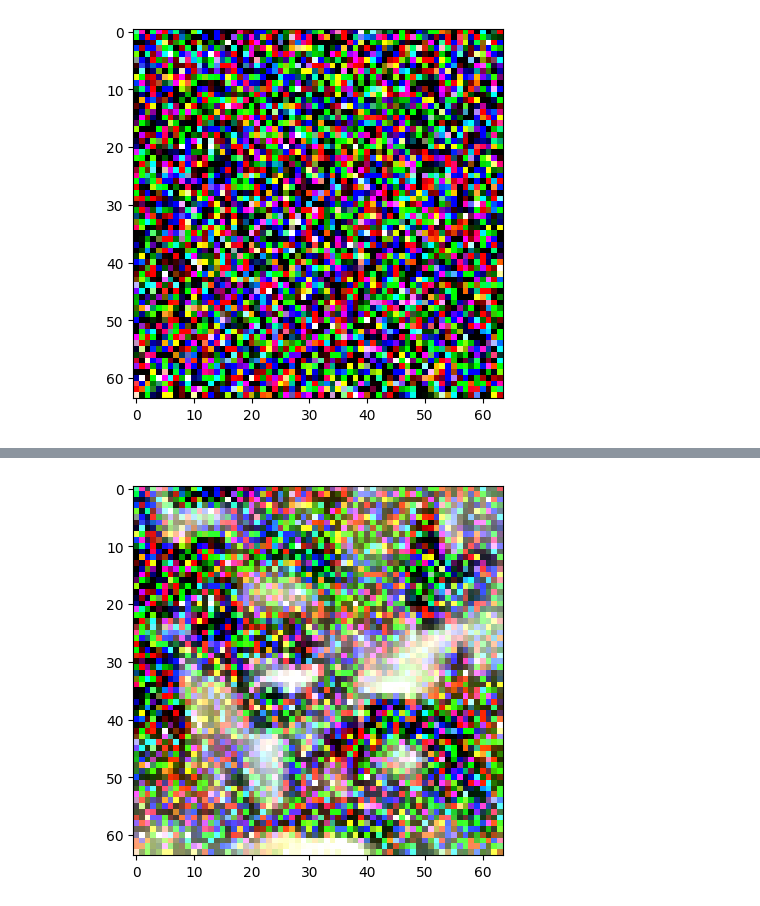
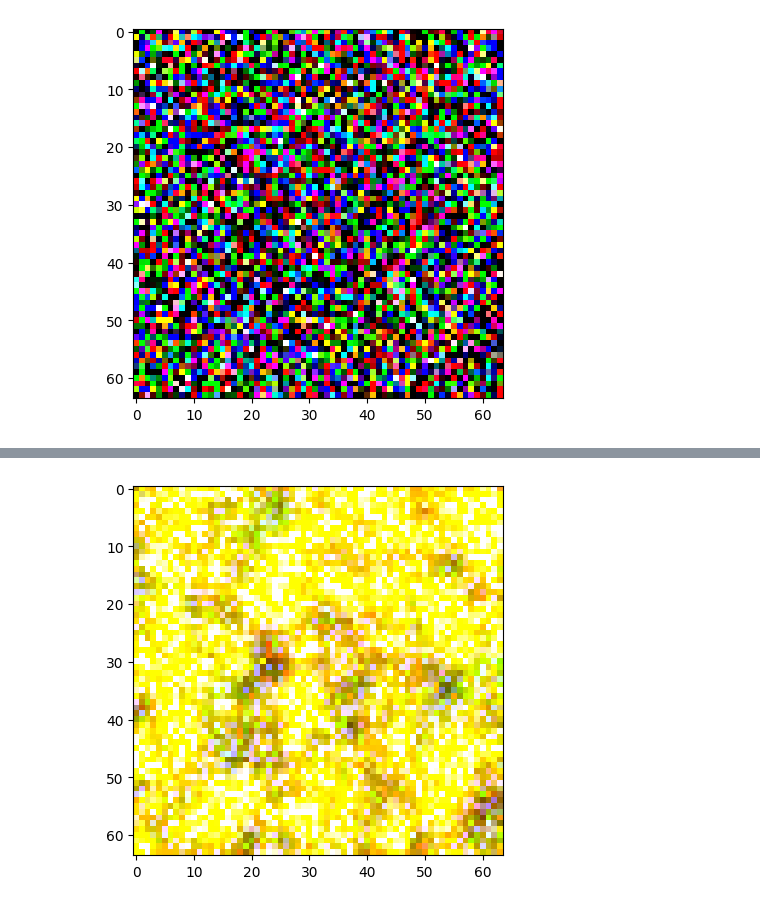
Before and after one commit to faith-hedges/The-Best-Stable-Diffusion, a Jupyter notebook: noise_all_images.ipynb, the cells around one changed output, grey strips where cells are left out. Saved outputs shown, nothing was run; the diff lists cells and outputs as text; code cells hidden in the pictures.

```diff
--- a/noise_all_images.ipynb
+++ b/noise_all_images.ipynb
@@ -19,8 +21,8 @@ validation_filenames = filenames[1000:2000]
 # %%
-n_timesteps = 50
-datagen = NoisedImageDatagen(train_filenames, n_timesteps=n_timesteps)
-val_datagen = NoisedImageDatagen(validation_filenames, n_timesteps=n_timesteps)
-batch = datagen[0]
+n_timesteps = 20
+datagen = NoisedImageDatagen(train_filenames, n_timesteps=n_timesteps, img_size=(64, 64))
+val_datagen = NoisedImageDatagen(validation_filenames, n_timesteps=n_timesteps, img_size=(64, 64))
+batch = datagen[2]
 print(batch[0].shape)
 print(len(datagen))
 # %% [output]
@@ -36,6 +37,7 @@ ImgUtils.show_images(list(chain.from_iterable(zip(shown_imgs_X, shown_imgs_y, sh
 # %%
-unet = UNet.new()
+unet = UNet.new(img_length=64, n_downblocks=3, downscale_factor=2)
 L2 = lambda hx, y: (y-hx)**2
-unet.compile(optimizer="adam", loss=L2, metrics=[L2])
+# L1 = lambda hx, y: keras_abs(y-hx)
+unet.compile(optimizer="adam", loss=L2)
 unet.summary()
 # %% [output]
@@ -61,3 +67,3 @@ ________________________________________________________________________________
 # %%
-hist = unet.fit(datagen, epochs=10, validation_data=val_datagen)
+hist = unet.fit(datagen, epochs=20, validation_data=val_datagen)
 # %% [output]
@@ -99,10 +101,10 @@ plt.show()
 # %%
-denoisee = batch[0][9]
+denoisee = batch[0][10]
 plt.imshow(ImgUtils.unscale_img(denoisee).clip(0,1))
 plt.show()
 
 for i in range(n_timesteps * 5):
-    noise_pred = unet.predict(np.array([denoisee]))[0]
+    noise_pred = unet.predict(np.array([denoisee]), verbose=0)[0]
     denoisee = denoisee + (1/n_timesteps) * noise_pred
 
 plt.imshow(ImgUtils.unscale_img(denoisee).clip(0,1))
@@ -134,14 +116,14 @@ plt.show()
 # %%
-denoisee = np.random.randn(64, 64, 3) * 2 - 1
+denoisee = (np.random.randn(64, 64, 3) * 2 - 1)
 plt.imshow(ImgUtils.unscale_img(denoisee).clip(0,1))
 plt.show()
 
-for i in range(n_timesteps * 5):
-    noise_pred = unet.predict(np.array([denoisee]))[0]
+for i in range(n_timesteps*10):
+    noise_pred = unet.predict(np.array([denoisee]), verbose=0)[0]
     denoisee = denoisee + (1/n_timesteps) * noise_pred
 
 
 plt.imshow(ImgUtils.unscale_img(denoisee).clip(0,1))
 plt.show()
 # %% [output]
-[figure, old version]
+[figure, new version]
@@ -165 +130 @@ plt.show()
-[figure, old version]
+[figure, new version]
```
Also changed, not shown: parts of 9 cells of this notebook, 1 other file.
